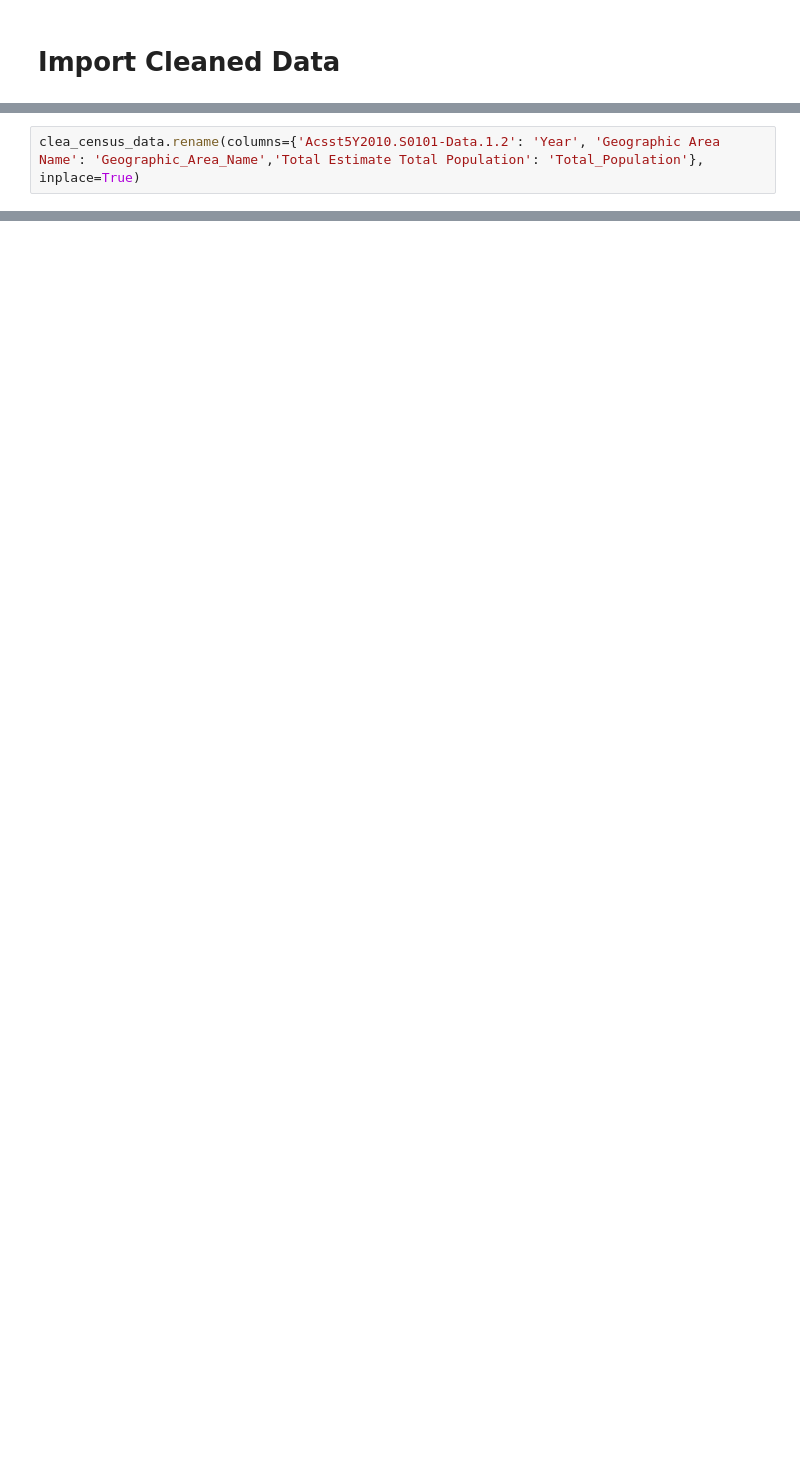
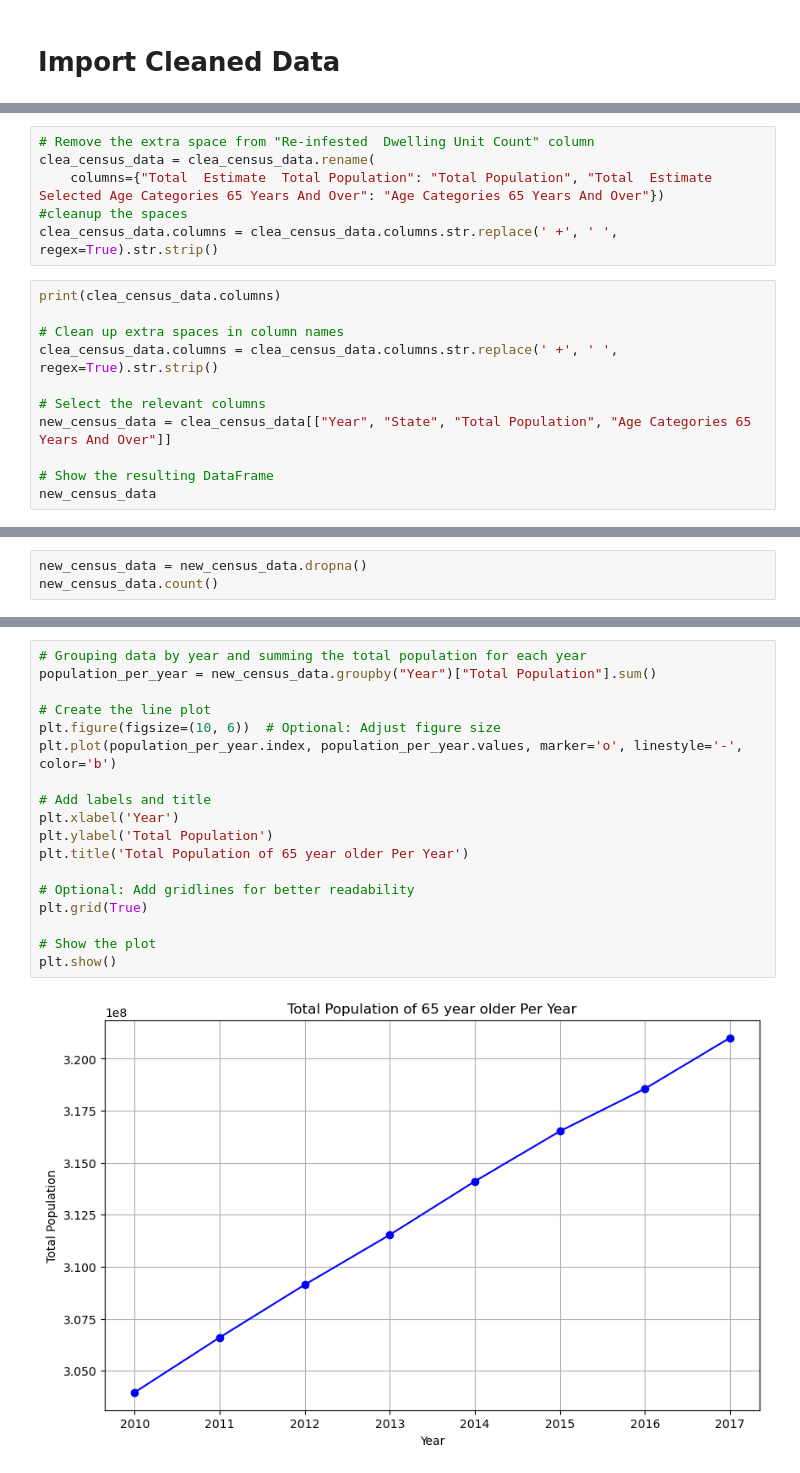
Before and after one commit to fuijo/Team-3-The-Outliers, a Jupyter notebook: AgeComparedtoMedicare.ipynb, the cells around one changed output, grey strips where cells are left out. Saved outputs shown, nothing was run; the diff lists cells and outputs as text; blank space fills up the shorter version.

```diff
--- a/AgeComparedtoMedicare.ipynb
+++ b/AgeComparedtoMedicare.ipynb
@@ -74,2 +48,0 @@ census_data_clear.columns = census_data.columns.str.strip()
-# %%
-clea_census_data.rename(columns={'Acsst5Y2010.S0101-Data.1.2': 'Year', 'Geographic Area Name': 'Geographic_Area_Name','Total Estimate Total Population': 'Total_Population'}, inplace=True)
@@ -109,0 +160,17 @@ income.head(30)
+# %%
+# Remove the extra space from "Re-infested  Dwelling Unit Count" column
+clea_census_data = clea_census_data.rename(
+    columns={"Total  Estimate  Total Population": "Total Population", "Total  Estimate  Selected Age Categories 65 Years And Over": "Age Categories 65 Years And Over"})
+#cleanup the spaces
+clea_census_data.columns = clea_census_data.columns.str.replace(' +', ' ', regex=True).str.strip()
+# %%
+print(clea_census_data.columns)
+
+# Clean up extra spaces in column names
+clea_census_data.columns = clea_census_data.columns.str.replace(' +', ' ', regex=True).str.strip()
+
+# Select the relevant columns
+new_census_data = clea_census_data[["Year", "State", "Total Population", "Age Categories 65 Years And Over"]]
+
+# Show the resulting DataFrame
+new_census_data
@@ -109,0 +229,3 @@ income.head(30)
+# %%
+new_census_data = new_census_data.dropna()
+new_census_data.count()
@@ -109,0 +472,20 @@ income.head(30)
+# %%
+# Grouping data by year and summing the total population for each year
+population_per_year = new_census_data.groupby("Year")["Total Population"].sum()
+
+# Create the line plot
+plt.figure(figsize=(10, 6))  # Optional: Adjust figure size
+plt.plot(population_per_year.index, population_per_year.values, marker='o', linestyle='-', color='b')
+
+# Add labels and title
+plt.xlabel('Year')
+plt.ylabel('Total Population')
+plt.title('Total Population of 65 year older Per Year')
+
+# Optional: Add gridlines for better readability
+plt.grid(True)
+
+# Show the plot
+plt.show()
+# %% [output]
+[figure, added]
```
Also changed, not shown: parts of 65 cells of this notebook, 1 other file.
